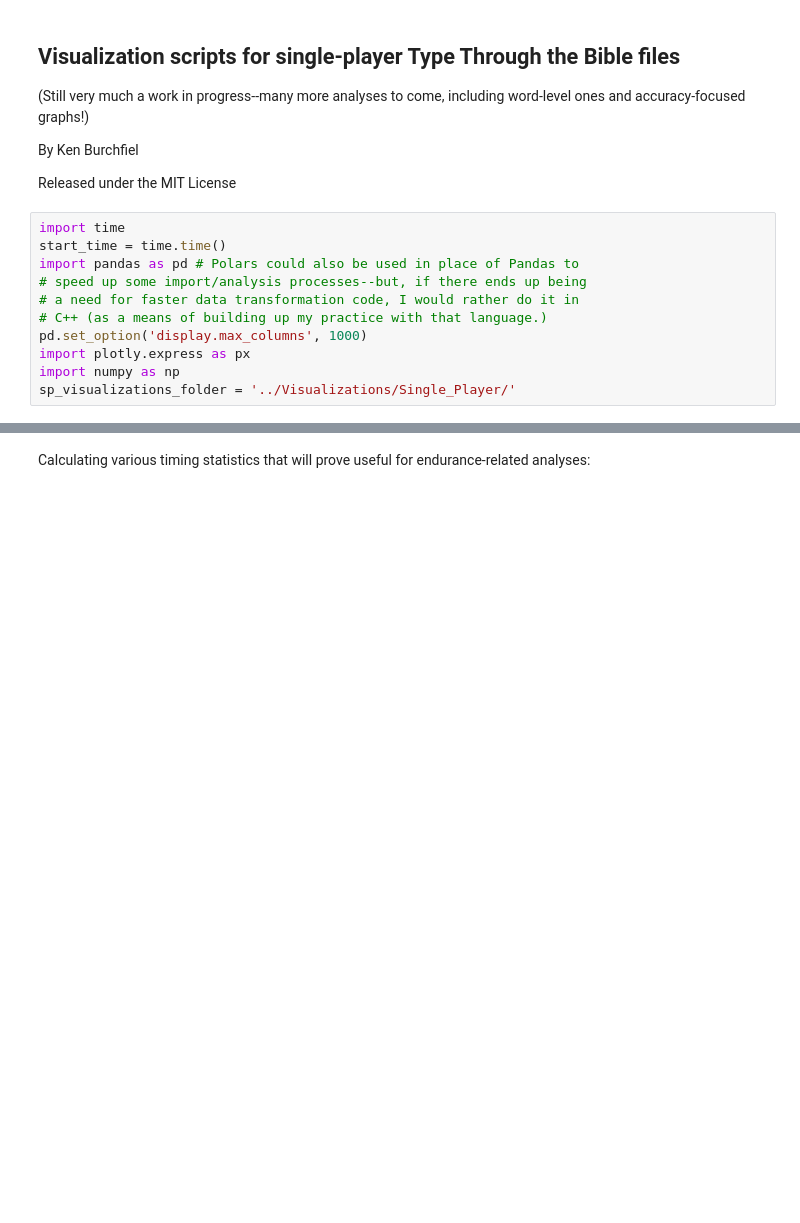
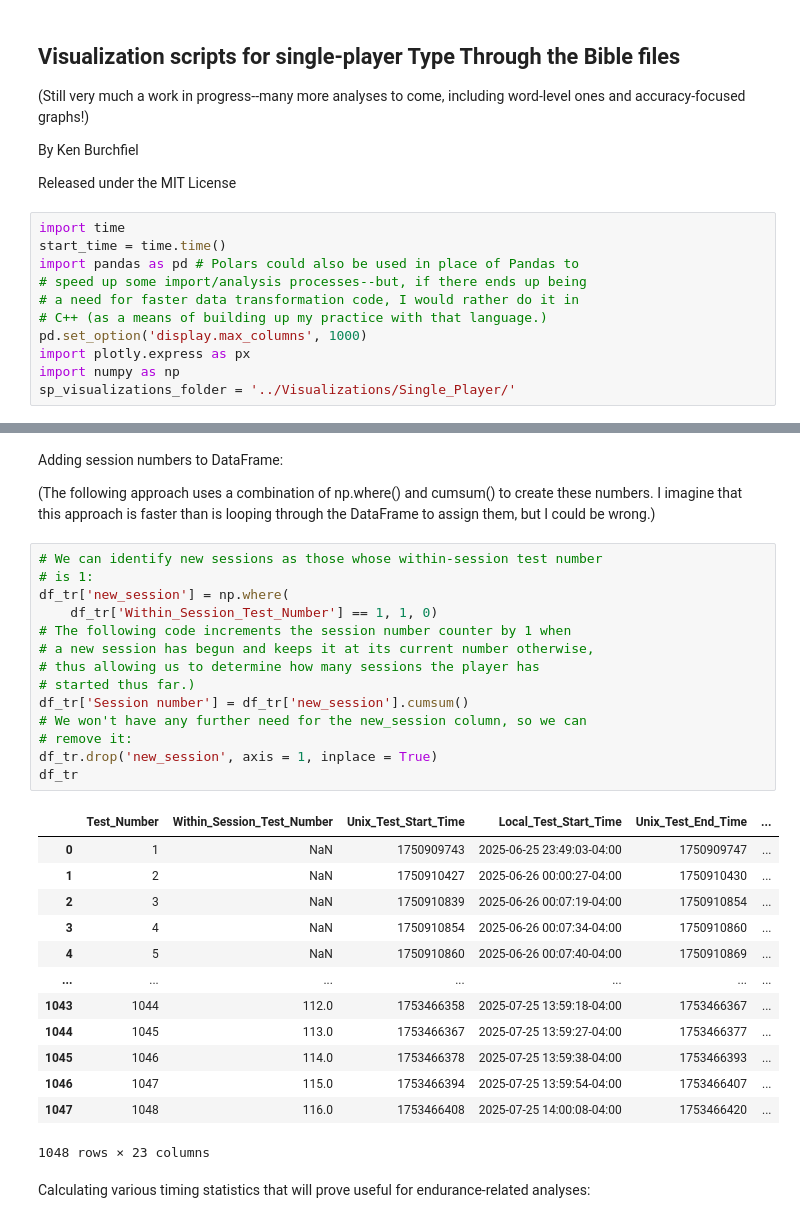
Before and after one commit to redzimski/cpp_tttb, a Jupyter notebook: build/sp_visualizations.ipynb, the cells around one changed output, grey strips where cells are left out. Drawn from its saved outputs; the diff is of its cells as text; blank space fills up the shorter version.

```diff
--- a/build/sp_visualizations.ipynb
+++ b/build/sp_visualizations.ipynb
@@ -53,3 +54,35 @@ df_tr
+# %% [markdown]
+Adding session numbers to DataFrame:
+
+(The following approach uses a combination of np.where() and cumsum() to create these numbers. I imagine that this approach is faster than is looping through the DataFrame to assign them, but I could be wrong.)
+# %%
+# We can identify new sessions as those whose within-session test number
+# is 1:
+df_tr['new_session'] = np.where(
+    df_tr['Within_Session_Test_Number'] == 1, 1, 0)
+# The following code increments the session number counter by 1 when
+# a new session has begun and keeps it at its current number otherwise,
+# thus allowing us to determine how many sessions the player has
+# started thus far.)
+df_tr['Session number'] = df_tr['new_session'].cumsum()
+# We won't have any further need for the new_session column, so we can
+# remove it:
+df_tr.drop('new_session', axis = 1, inplace = True)
+df_tr
+# %% [output]
+|  | Test_Number | Within_Session_Test_Number | Unix_Test_Start_Time | Local_Test_Start_Time | Unix_Test_End_Time | ... |
+| 0 | 1 | NaN | 1750909743 | 2025-06-25 23:49:03-04:00 | 1750909747 | ... |
+| 1 | 2 | NaN | 1750910427 | 2025-06-26 00:00:27-04:00 | 1750910430 | ... |
+| 2 | 3 | NaN | 1750910839 | 2025-06-26 00:07:19-04:00 | 1750910854 | ... |
+| 3 | 4 | NaN | 1750910854 | 2025-06-26 00:07:34-04:00 | 1750910860 | ... |
+| 4 | 5 | NaN | 1750910860 | 2025-06-26 00:07:40-04:00 | 1750910869 | ... |
+| ... | ... | ... | ... | ... | ... | ... |
+| 1043 | 1044 | 112.0 | 1753466358 | 2025-07-25 13:59:18-04:00 | 1753466367 | ... |
+| 1044 | 1045 | 113.0 | 1753466367 | 2025-07-25 13:59:27-04:00 | 1753466377 | ... |
+| 1045 | 1046 | 114.0 | 1753466378 | 2025-07-25 13:59:38-04:00 | 1753466393 | ... |
+| 1046 | 1047 | 115.0 | 1753466394 | 2025-07-25 13:59:54-04:00 | 1753466407 | ... |
+| 1047 | 1048 | 116.0 | 1753466408 | 2025-07-25 14:00:08-04:00 | 1753466420 | ... |
+1048 rows × 23 columns
 # %% [markdown]
 Calculating various timing statistics that will prove useful for endurance-related analyses:
 # %%
```
Also changed, not shown: parts of 11 cells of this notebook, 21 other files.
